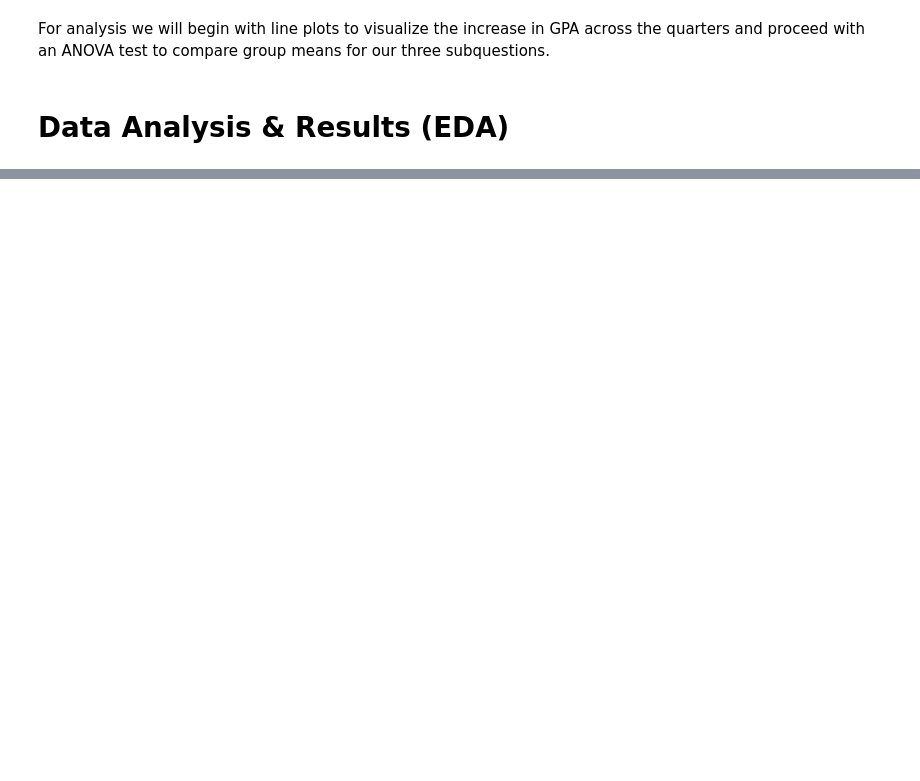
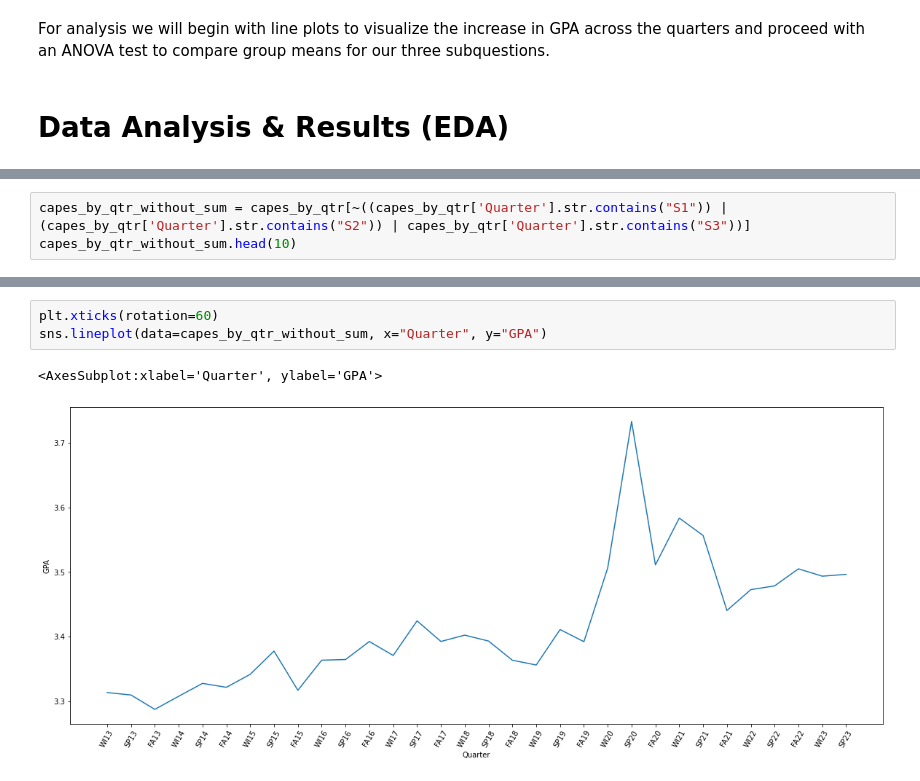
Before and after one commit to djlakhani/COGS108_SS1_Project_Public, a Jupyter notebook: EDA_checkpoint_2.ipynb, the cells around one changed output, grey strips where cells are left out. Cells and saved outputs as stored; diff of their text form; blank space fills up the shorter version.

```diff
--- a/EDA_checkpoint_2.ipynb
+++ b/EDA_checkpoint_2.ipynb
@@ -215,0 +331,3 @@ For analysis we will begin with line plots to visualize the increase in GPA acro
+# %%
+capes_by_qtr_without_sum = capes_by_qtr[~((capes_by_qtr['Quarter'].str.contains("S1")) | (capes_by_qtr['Quarter'].str.contains("S2")) | capes_by_qtr['Quarter'].str.contains("S3"))]
+capes_by_qtr_without_sum.head(10)
@@ -215,0 +346,6 @@ For analysis we will begin with line plots to visualize the increase in GPA acro
+# %%
+plt.xticks(rotation=60)
+sns.lineplot(data=capes_by_qtr_without_sum, x="Quarter", y="GPA")
+# %% [output]
+<AxesSubplot:xlabel='Quarter', ylabel='GPA'>
+[figure, added]
```
Also changed, not shown: parts of 30 cells of this notebook.
